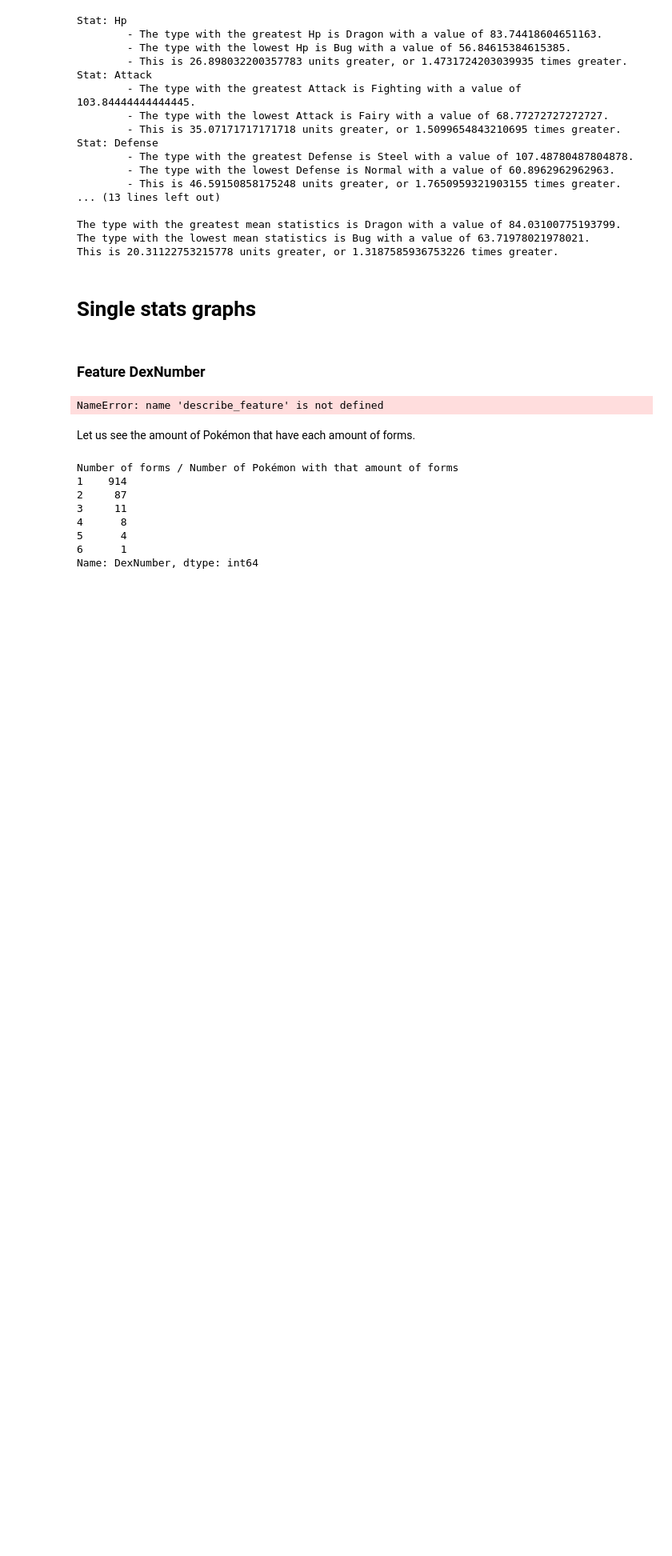
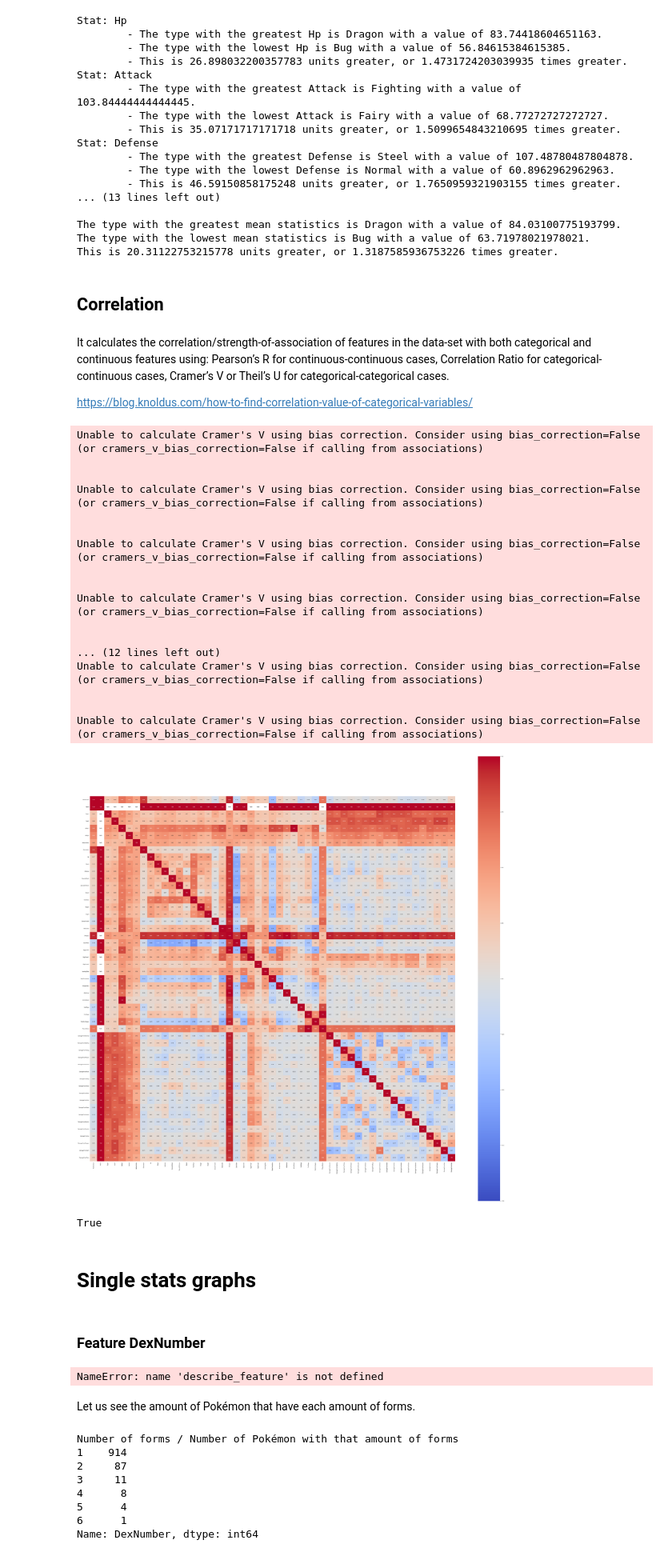
Before and after one commit to Daalma7/PokemonDataScience, a Jupyter notebook: code/visualizationsEDA.ipynb, the cells around one changed output. Shown at 80% size. Drawn from its saved outputs; the diff is of its cells as text; code cells hidden in the pictures; blank space fills up the shorter version.

```diff
--- a/code/visualizationsEDA.ipynb
+++ b/code/visualizationsEDA.ipynb
@@ -573,6 +629,51 @@ Stat: Defense
 The type with the greatest mean statistics is Dragon with a value of 84.03100775193799.
 The type with the lowest mean statistics is Bug with a value of 63.71978021978021.
 This is 20.31122753215778 units greater, or 1.3187585936753226 times greater.
+# %% [markdown]
+## Correlation
+# %% [markdown]
+It calculates the correlation/strength-of-association of features in the data-set with both categorical and continuous features using: Pearson’s R for continuous-continuous cases, Correlation Ratio for categorical-continuous cases, Cramer’s V or Theil’s U for categorical-categorical cases.
+
+https://blog.knoldus.com/how-to-find-correlation-value-of-categorical-variables/
+# %%
+from dython.nominal import associations
+from dython.nominal import identify_nominal_columns
+categorical_features=identify_nominal_columns(df)
+categorical_features
+
+asoc = associations(data, nominal_columns='auto', numerical_columns=None, mark_columns=False, nom_nom_assoc='cramer', num_num_assoc='pearson', cramers_v_bias_correction=True, ax=None, figsize=None, annot=True, fmt='.2f', cmap='coolwarm', sv_color='silver', cbar=True, vmax=1.0, vmin=None, plot=True, compute_only=False, clustering=False, title=None, filename=None)
+
+"""
+print(data.columns)
+print(asoc)
+print(len(asoc.keys()))
+print(len(asoc[0]))
+
+
+df_complete_corr=asoc
+df_complete_corr.dropna(axis=1, how='all').dropna(axis=0, how='all').style.background_gradient(cmap='coolwarm', axis=None).set_precision(2)
+"""
+True
+# %% [output]
+Unable to calculate Cramer's V using bias correction. Consider using bias_correction=False (or cramers_v_bias_correction=False if calling from associations)
+
+
+Unable to calculate Cramer's V using bias correction. Consider using bias_correction=False (or cramers_v_bias_correction=False if calling from associations)
+
+
+Unable to calculate Cramer's V using bias correction. Consider using bias_correction=False (or cramers_v_bias_correction=False if calling from associations)
+
+
+Unable to calculate Cramer's V using bias correction. Consider using bias_correction=False (or cramers_v_bias_correction=False if calling from associations)
+
+
+... (12 lines left out)
+Unable to calculate Cramer's V using bias correction. Consider using bias_correction=False (or cramers_v_bias_correction=False if calling from associations)
+
+
+Unable to calculate Cramer's V using bias correction. Consider using bias_correction=False (or cramers_v_bias_correction=False if calling from associations)
+[figure, added]
+True
 # %% [markdown]
 # Single stats graphs
 # %% [markdown]
```
Also changed, not shown: parts of 10 cells of this notebook, 15 other files.
